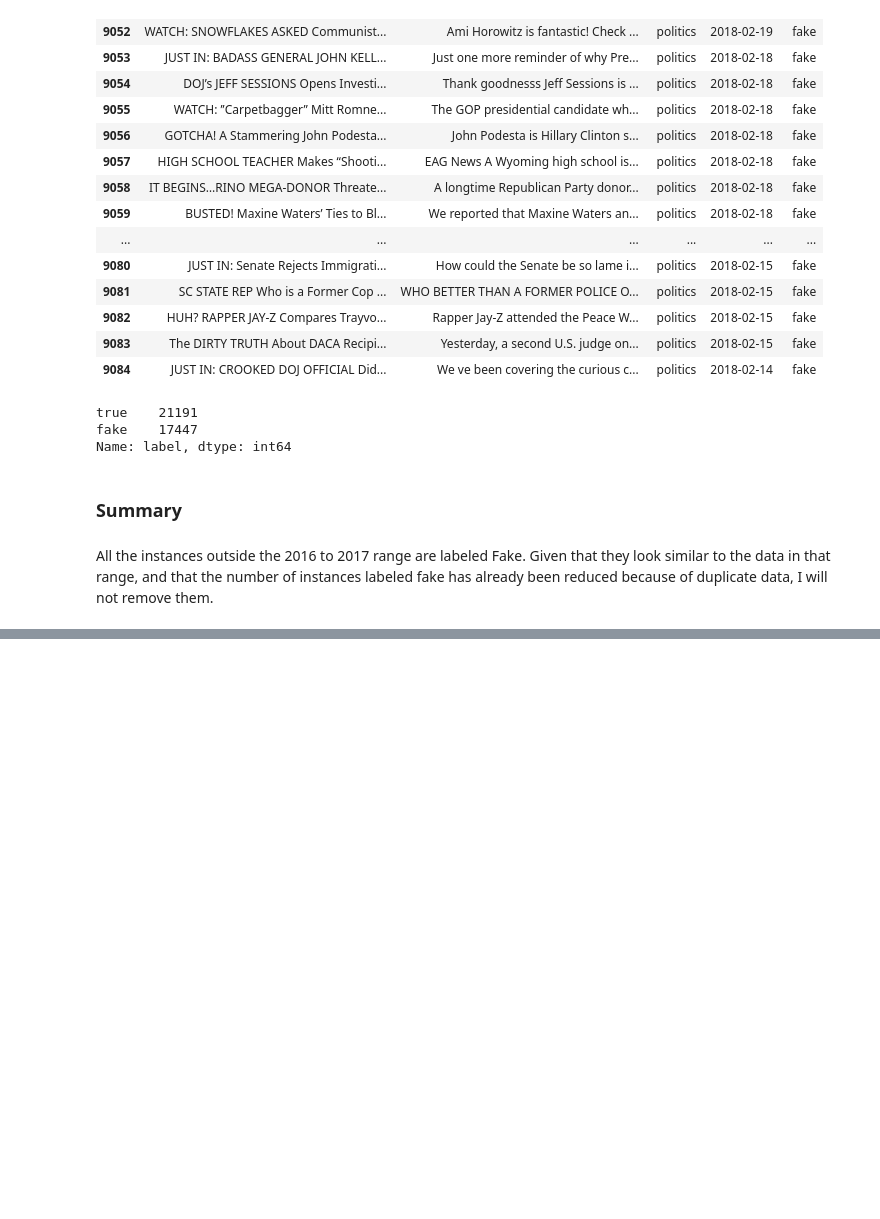
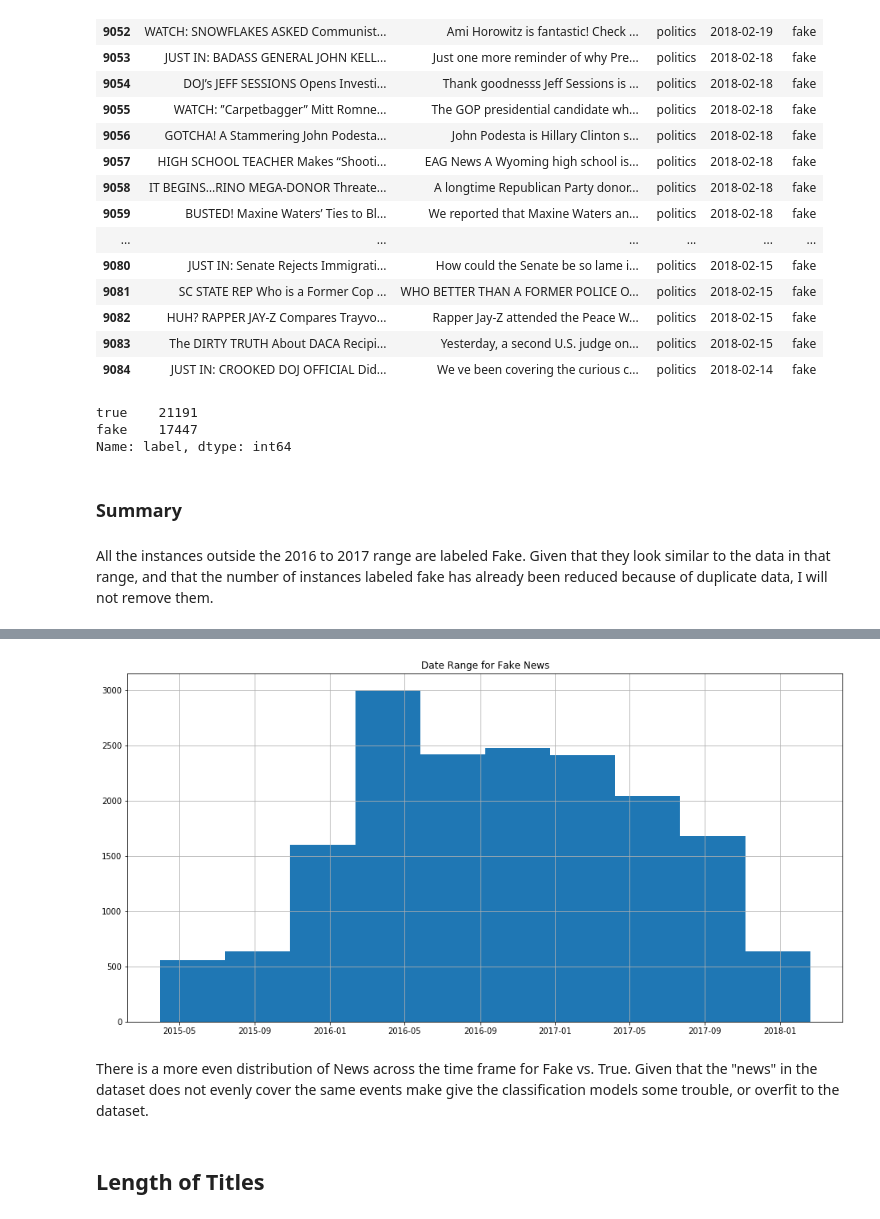
Before and after one commit to merb92/fake-news-classification, a Jupyter notebook: notebooks/eda.ipynb, the cells around one changed output, grey strips where cells are left out. Cells and saved outputs as stored; diff of their text form; code cells hidden in the pictures; blank space fills up the shorter version.

```diff
--- a/notebooks/eda.ipynb
+++ b/notebooks/eda.ipynb
@@ -473,0 +500,11 @@ All the instances outside the 2016 to 2017 range are labeled Fake.  Given that t
+# %%
+plt.figure(figsize=(16,8))
+df_clean[df_clean.label == 'fake'].date.hist()
+plt.title('Date Range for Fake News')
+plt.show()
+# %% [output]
+[figure, added]
+# %% [markdown]
+There is a more even distribution of News across the time frame for Fake vs. True.  Given that the "news" in the dataset does not evenly cover the same events make give the classification models some trouble, or overfit to the dataset.
+# %% [markdown]
+## Length of Titles
```
Also changed, not shown: parts of 49 cells of this notebook.
